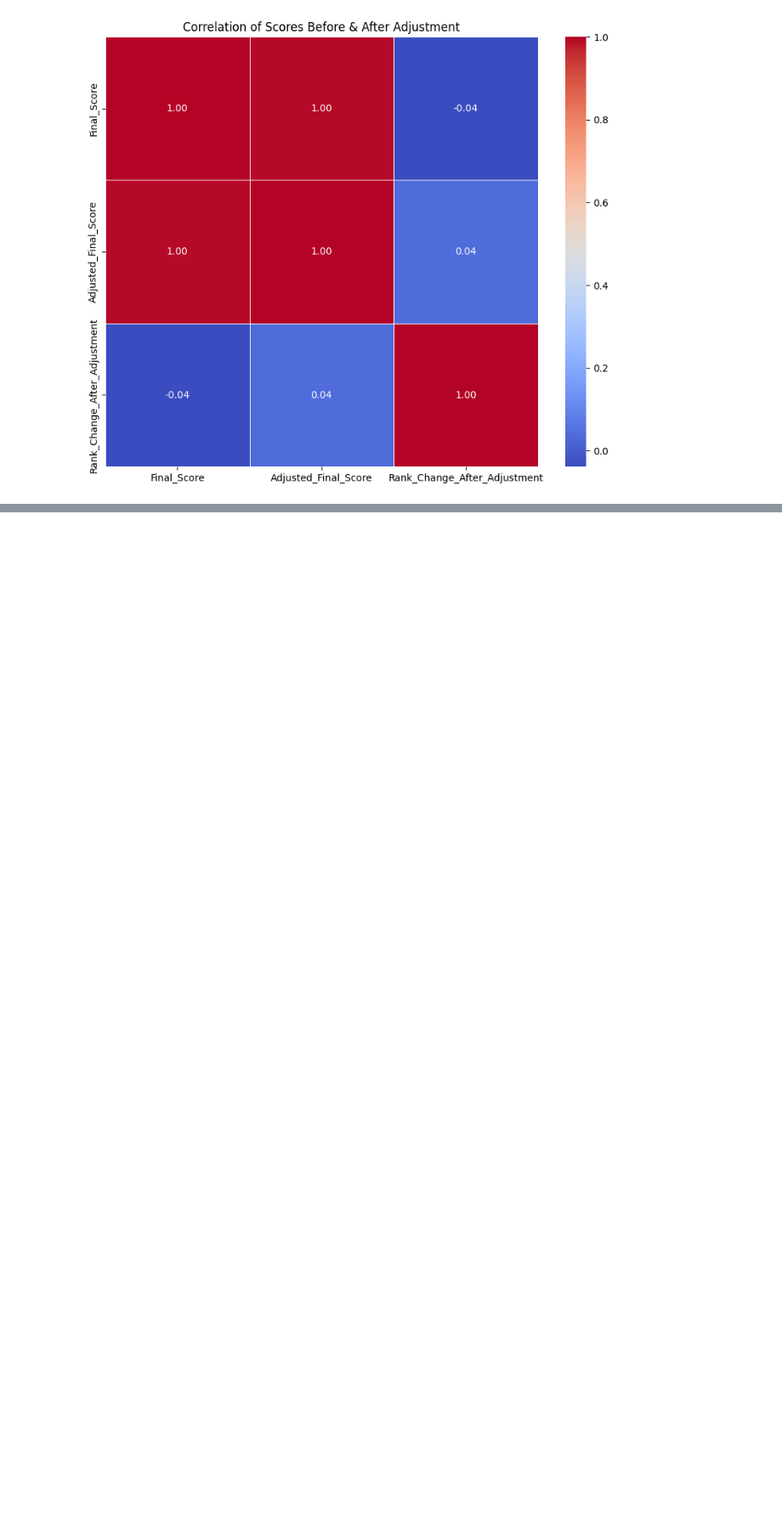
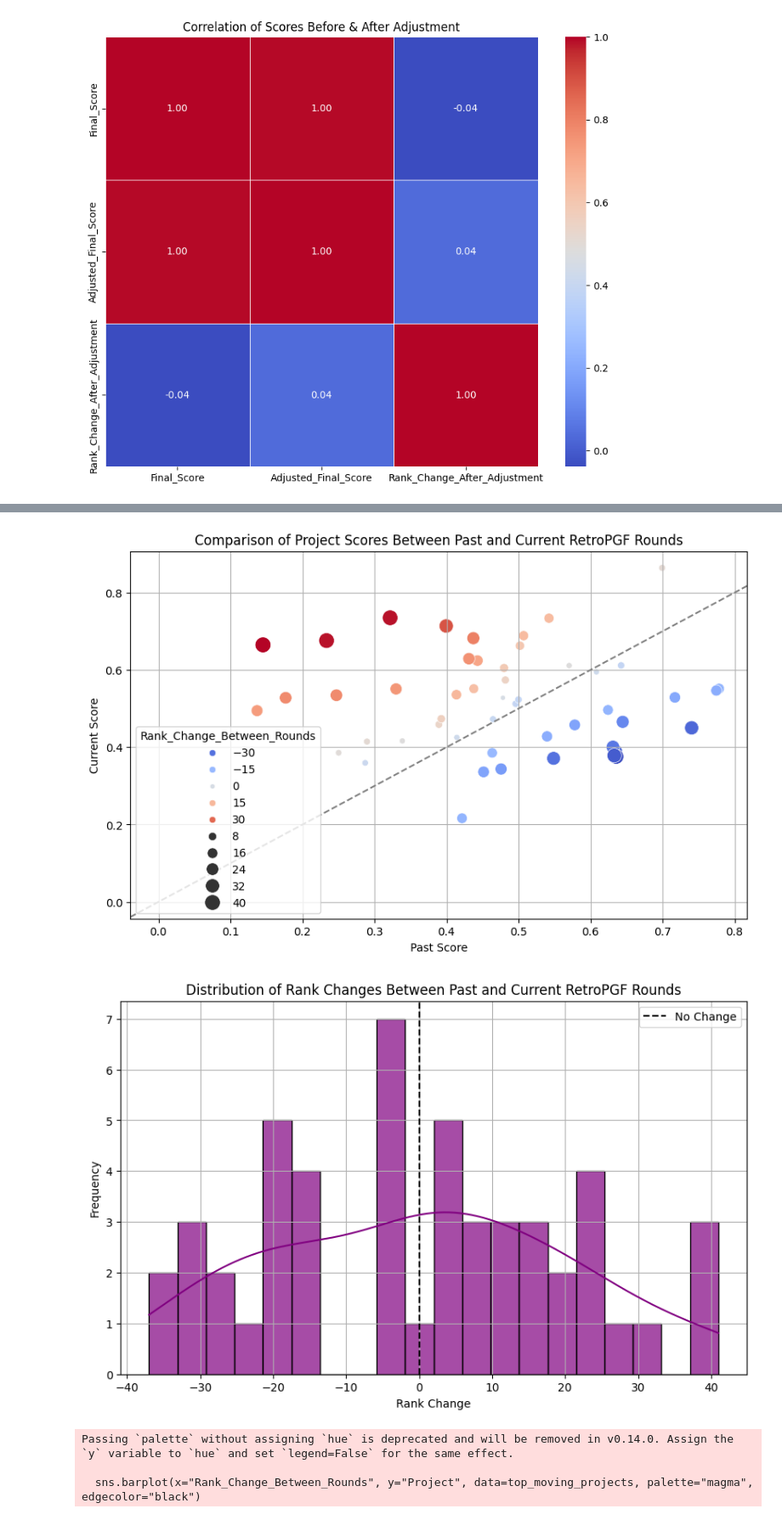
Before and after one commit to GovXS/feature-based-voting, a Jupyter notebook: feature-design.ipynb, the cells around one changed output, grey strips where cells are left out. Shown: that part at 85% size. Cells and saved outputs as stored; diff of their text form; code cells hidden in the pictures; blank space fills up the shorter version.

```diff
--- a/feature-design.ipynb
+++ b/feature-design.ipynb
@@ -216,0 +250,13 @@ plt.show()
+# %%
+# Merging past and current datasets for comparison
+df_comparison = df_sorted[["Project", "Final_Score"]].rename(columns={"Final_Score": "Current_Score"})
+df_past_comparison = df_past_sorted[["Project", "Backtested_Score"]].rename(columns={"Backtested_Score": "Past_Score"})
+
+# Aligning project names for comparison
+df_past_comparison["Project"] = df_past_comparison["Project"].str.replace("Past_", "")
+
+# Merge datasets on project names
+df_merged = pd.merge(df_comparison, df_past_comparison, on="Project", how="outer").fillna(0)
+
+# Compute rank change between past and current rounds
+df_merged["Rank_Change_Between_Rounds"] = df_merged["Past_Score"].rank(ascending=False) - df_merged["Current_Score"].rank(ascending=False)
@@ -216,0 +280,40 @@ plt.show()
+# %%
+# Visualizing the comparison between past and current RetroPGF rounds
+
+# Scatter plot: Past vs. Current Scores
+plt.figure(figsize=(10, 6))
+sns.scatterplot(x=df_merged["Past_Score"], y=df_merged["Current_Score"], hue=df_merged["Rank_Change_Between_Rounds"], palette="coolwarm", size=df_merged["Rank_Change_Between_Rounds"].abs(), sizes=(20, 200))
+plt.xlabel("Past Score")
+plt.ylabel("Current Score")
+plt.title("Comparison of Project Scores Between Past and Current RetroPGF Rounds")
+plt.axline((0, 0), slope=1, color="gray", linestyle="--")  # Reference line for no change
+plt.grid(True)
+plt.show()
+
+# Distribution of Rank Changes
+plt.figure(figsize=(10, 6))
+sns.histplot(df_merged["Rank_Change_Between_Rounds"], bins=20, kde=True, color="purple", alpha=0.7)
+plt.xlabel("Rank Change")
+plt.ylabel("Frequency")
+plt.title("Distribution of Rank Changes Between Past and Current RetroPGF Rounds")
+plt.axvline(0, color="black", linestyle="--", label="No Change")
+plt.legend()
+plt.grid(True)
+plt.show()
+
+# Top Projects Before vs After
+top_moving_projects = df_merged.nlargest(10, "Rank_Change_Between_Rounds")
+
+plt.figure(figsize=(12, 6))
+sns.barplot(x="Rank_Change_Between_Rounds", y="Project", data=top_moving_projects, palette="magma", edgecolor="black")
+plt.xlabel("Rank Change")
+plt.ylabel("Project")
+plt.title("Top 10 Projects with Largest Rank Changes Between Rounds")
+plt.grid(axis="x", linestyle="--", alpha=0.7)
+plt.show()
+# %% [output]
+[figure, added]
+[figure, added]
+Passing `palette` without assigning `hue` is deprecated and will be removed in v0.14.0. Assign the `y` variable to `hue` and set `legend=False` for the same effect.
+
+  sns.barplot(x="Rank_Change_Between_Rounds", y="Project", data=top_moving_projects, palette="magma", edgecolor="black")
```
Also changed, not shown: parts of 5 cells of this notebook.
